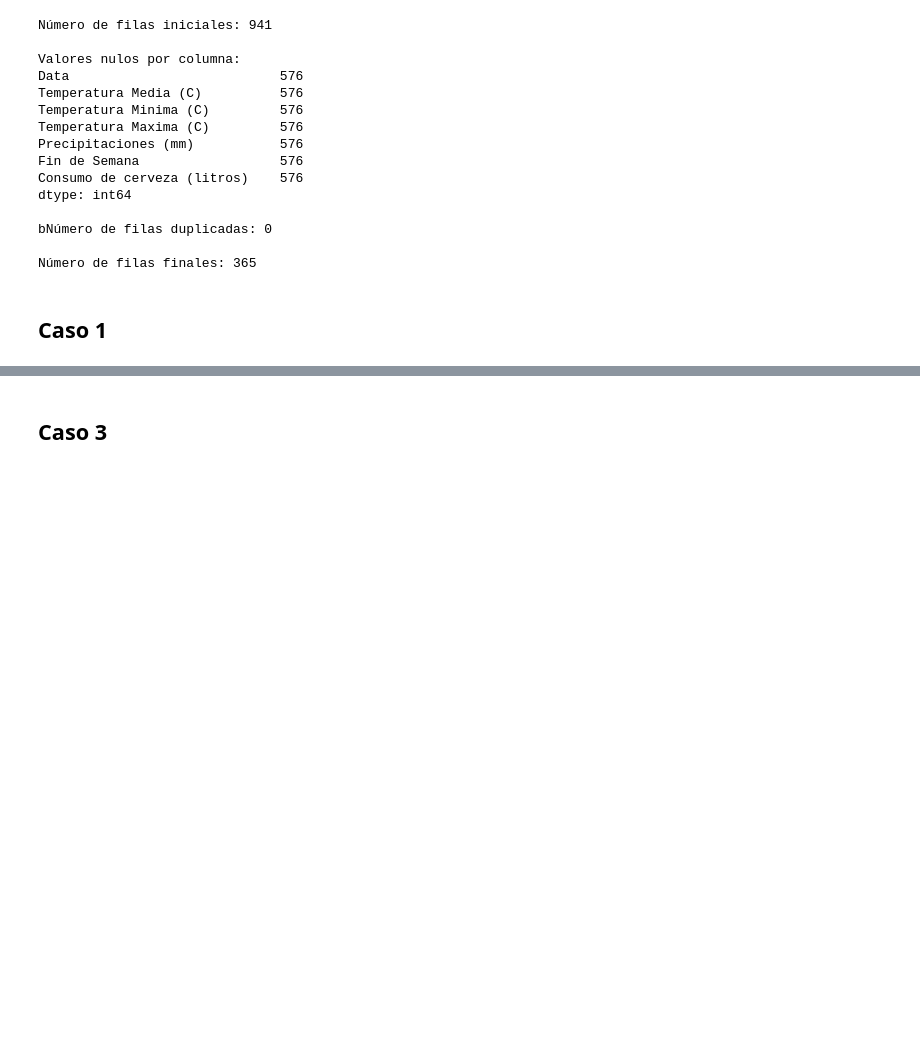
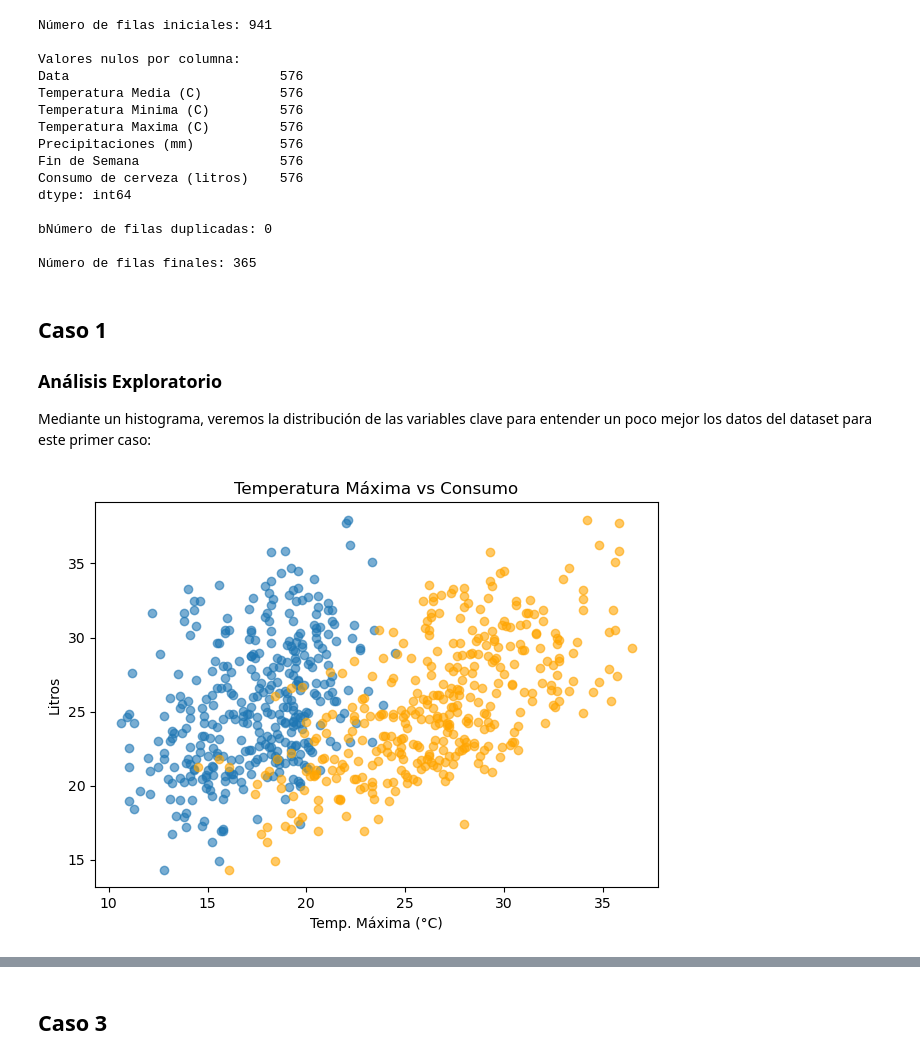
Before and after one commit to Carmoruda/Data_Mining, a Jupyter notebook: LAB04/Practica_1_GRUPOC5.ipynb, the cells around one changed output, grey strips where cells are left out. Drawn from its saved outputs; the diff is of its cells as text; code cells hidden in the pictures; blank space fills up the shorter version.

Commit message:
Caso 2 a medias, caluclando las relaciones entre variables

```diff
--- a/LAB04/Practica_1_GRUPOC5.ipynb
+++ b/LAB04/Practica_1_GRUPOC5.ipynb
@@ -72,3 +75,24 @@ bNúmero de filas duplicadas: 0
 Número de filas finales: 365
 # %% [markdown]
 ## Caso 1
+
+### Análisis Exploratorio
+Mediante un histograma, veremos la distribución de las variables clave para entender un poco mejor los datos del dataset para este primer caso:
+# %%
+#1.1 Relación entre Temp. Mínima vs Consumo
+plt.subplot(1, 1, 1)
+plt.scatter(df['Temperatura Minima (C)'], df['Consumo de cerveza (litros)'], alpha=0.6)
+plt.title('Temperatura Mínima vs Consumo')
+plt.xlabel('Temp. Mínima (°C)')
+plt.ylabel('Litros')
+
+#1.2  Relación entre Temp. Máxima vs Consumo
+plt.subplot(1, 1, 1)
+plt.scatter(df['Temperatura Maxima (C)'], df['Consumo de cerveza (litros)'], alpha=0.6, color='orange')
+plt.title('Temperatura Máxima vs Consumo')
+plt.xlabel('Temp. Máxima (°C)')
+
+plt.tight_layout()
+plt.show()
+# %% [output]
+[figure, added]
```
Also changed, not shown: parts of 29 cells of this notebook.
